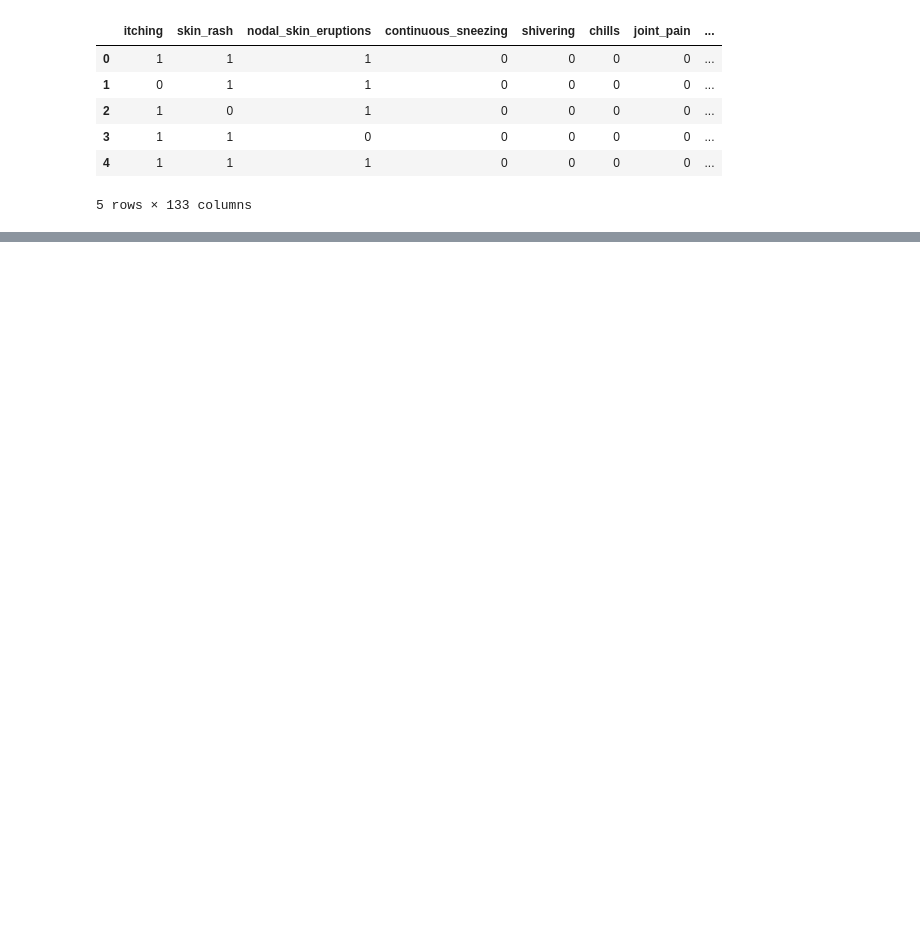
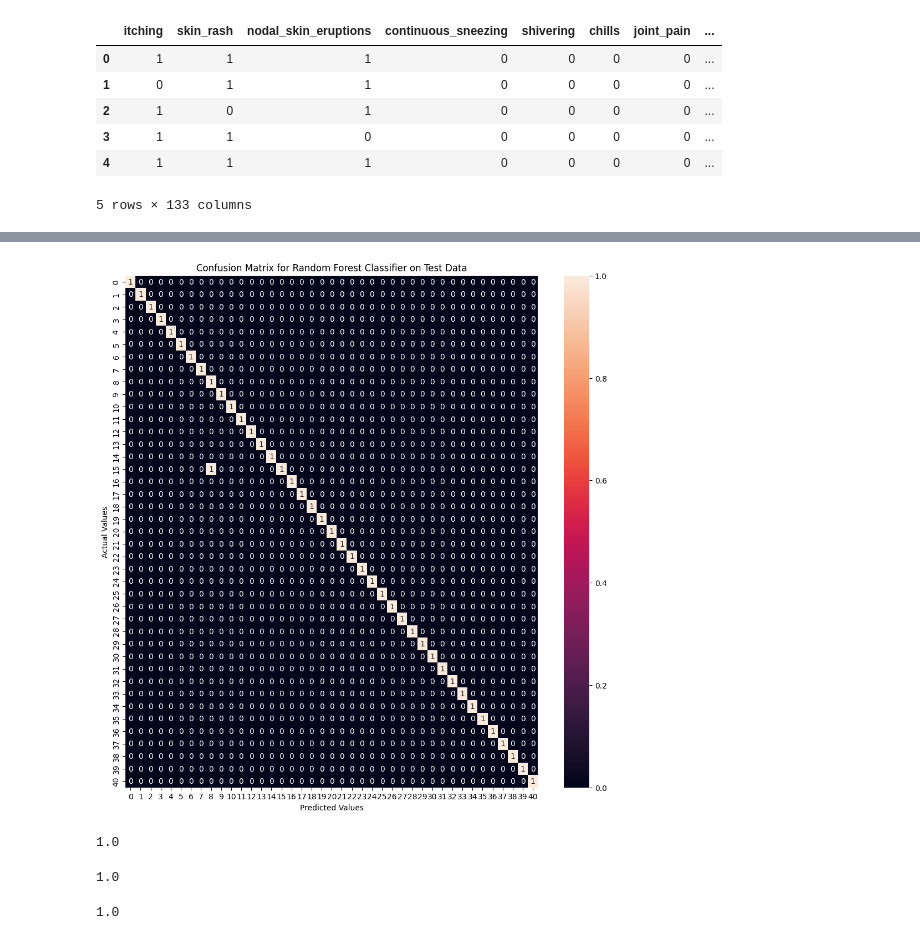
Before and after one commit to Fayis-PV/100_ML_Projects, a Jupyter notebook: Disease_Prediction_ML.ipynb, the cells around one changed output, grey strips where cells are left out. Drawn from its saved outputs; the diff is of its cells as text; code cells hidden in the pictures; blank space fills up the shorter version.

```diff
--- a/Disease_Prediction_ML.ipynb
+++ b/Disease_Prediction_ML.ipynb
@@ -41,0 +113,32 @@ AttributeError: 'list' object has no attribute 'replace'
+# %%
+rf_model = model.fit(X_train, y_train)
+pred = rf_model.predict(X_test)
+score = accuracy_score(y_test, pred)
+
+cf_matrix = confusion_matrix(y_test, pred)
+plt.figure(figsize=(12, 12))
+sns.heatmap(cf_matrix, annot=True)
+plt.xlabel('Predicted Values')
+plt.ylabel('Actual Values')
+plt.title("Confusion Matrix for Random Forest Classifier on Test Data")
+plt.show()
+# %% [output]
+[figure, added]
+# %%
+model = KNeighborsClassifier()
+score = cross_val_score(model, X, y, cv=15, scoring= get_score)
+score.mean()
+# %% [output]
+1.0
+# %%
+model = DecisionTreeClassifier()
+score = cross_val_score(model, X, y, cv=15, scoring= get_score)
+score.mean()
+# %% [output]
+1.0
+# %%
+model = LogisticRegression()
+score = cross_val_score(model, X, y, cv=15, scoring= get_score)
+score.mean()
+# %% [output]
+1.0
```
Also changed, not shown: parts of 23 cells of this notebook.
